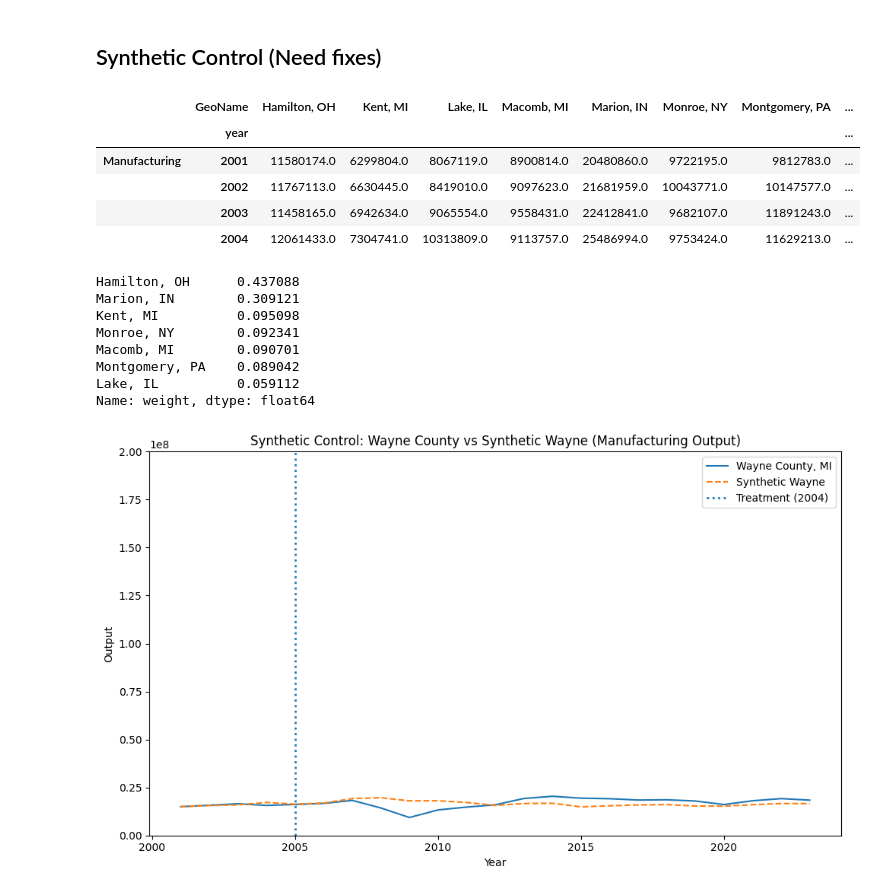
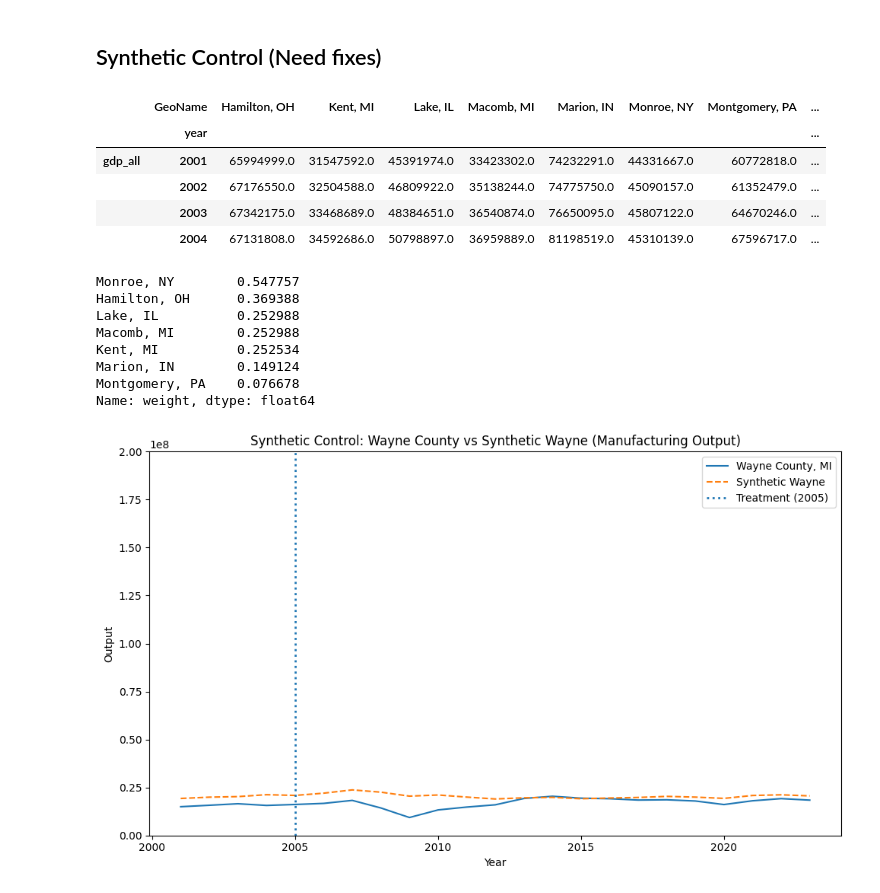
Before and after one commit to wren17/epa_greenbook_project, a Jupyter notebook: analysis.ipynb, the cells around one changed output. Drawn from its saved outputs; the diff is of its cells as text; code cells hidden in the pictures.

```diff
--- a/analysis.ipynb
+++ b/analysis.ipynb
@@ -366,7 +396,7 @@ RMSE: 1.942 R2: 0.887 R2 Within: 0.152
 ## Synthetic Control (Need fixes)
 # %%
 treat_year = 2005
-features = ["Manufacturing"]
+features = ["gdp_all"]
 
 inverted = (
     hubs_gdp.query("year < @treat_year")
@@ -378,10 +408,10 @@ inverted
 # %% [output]
 |  | GeoName | Hamilton, OH | Kent, MI | Lake, IL | Macomb, MI | Marion, IN | Monroe, NY | Montgomery, PA | ... |
 |  | year |  |  |  |  |  |  |  | ... |
-| Manufacturing | 2001 | 11580174.0 | 6299804.0 | 8067119.0 | 8900814.0 | 20480860.0 | 9722195.0 | 9812783.0 | ... |
-|  | 2002 | 11767113.0 | 6630445.0 | 8419010.0 | 9097623.0 | 21681959.0 | 10043771.0 | 10147577.0 | ... |
-|  | 2003 | 11458165.0 | 6942634.0 | 9065554.0 | 9558431.0 | 22412841.0 | 9682107.0 | 11891243.0 | ... |
-|  | 2004 | 12061433.0 | 7304741.0 | 10313809.0 | 9113757.0 | 25486994.0 | 9753424.0 | 11629213.0 | ... |
+| gdp_all | 2001 | 65994999.0 | 31547592.0 | 45391974.0 | 33423302.0 | 74232291.0 | 44331667.0 | 60772818.0 | ... |
+|  | 2002 | 67176550.0 | 32504588.0 | 46809922.0 | 35138244.0 | 74775750.0 | 45090157.0 | 61352479.0 | ... |
+|  | 2003 | 67342175.0 | 33468689.0 | 48384651.0 | 36540874.0 | 76650095.0 | 45807122.0 | 64670246.0 | ... |
+|  | 2004 | 67131808.0 | 34592686.0 | 50798897.0 | 36959889.0 | 81198519.0 | 45310139.0 | 67596717.0 | ... |
 # %%
 # treated unit = Wayne, MI
 X1 = inverted["Wayne, MI"].values
@@ -411,13 +441,13 @@ wayne_weights = get_w(X0, X1)
 wayne_weights_series = pd.Series(wayne_weights, index=X0_names, name="weight")
 print(wayne_weights_series.sort_values(ascending=False))
 # %% [output]
-Hamilton, OH      0.437088
-Marion, IN        0.309121
-Kent, MI          0.095098
-Monroe, NY        0.092341
-Macomb, MI        0.090701
-Montgomery, PA    0.089042
-Lake, IL          0.059112
+Monroe, NY        0.547757
+Hamilton, OH      0.369388
+Lake, IL          0.252988
+Macomb, MI        0.252988
+Kent, MI          0.252534
+Marion, IN        0.149124
+Montgomery, PA    0.076678
 Name: weight, dtype: float64
 # %%
 X0_panel = (
@@ -440,17 +470,17 @@ years = X0_panel.index
 # %%
 plt.figure(figsize=(10, 6))
 
 plt.plot(wayne_actual.index, wayne_actual.values, label="Wayne County, MI")
 plt.plot(years, wayne_synth, label="Synthetic Wayne", linestyle="--")
 
-plt.vlines(x=2005, ymin=0, ymax=2e8, linestyle=":", lw=2, label="Treatment (2004)")
+plt.vlines(x=2005, ymin=0, ymax=2e8, linestyle=":", lw=2, label="Treatment (2005)")
 plt.ylim(0, 2e8)
 
 plt.ylabel("Output")
 plt.xlabel("Year")
 plt.title("Synthetic Control: Wayne County vs Synthetic Wayne (Manufacturing Output)")
 plt.legend()
 plt.tight_layout()
 plt.show()
 # %% [output]
-[figure, old version]
+[figure, new version]
```
Also changed, not shown: parts of 5 cells of this notebook.
